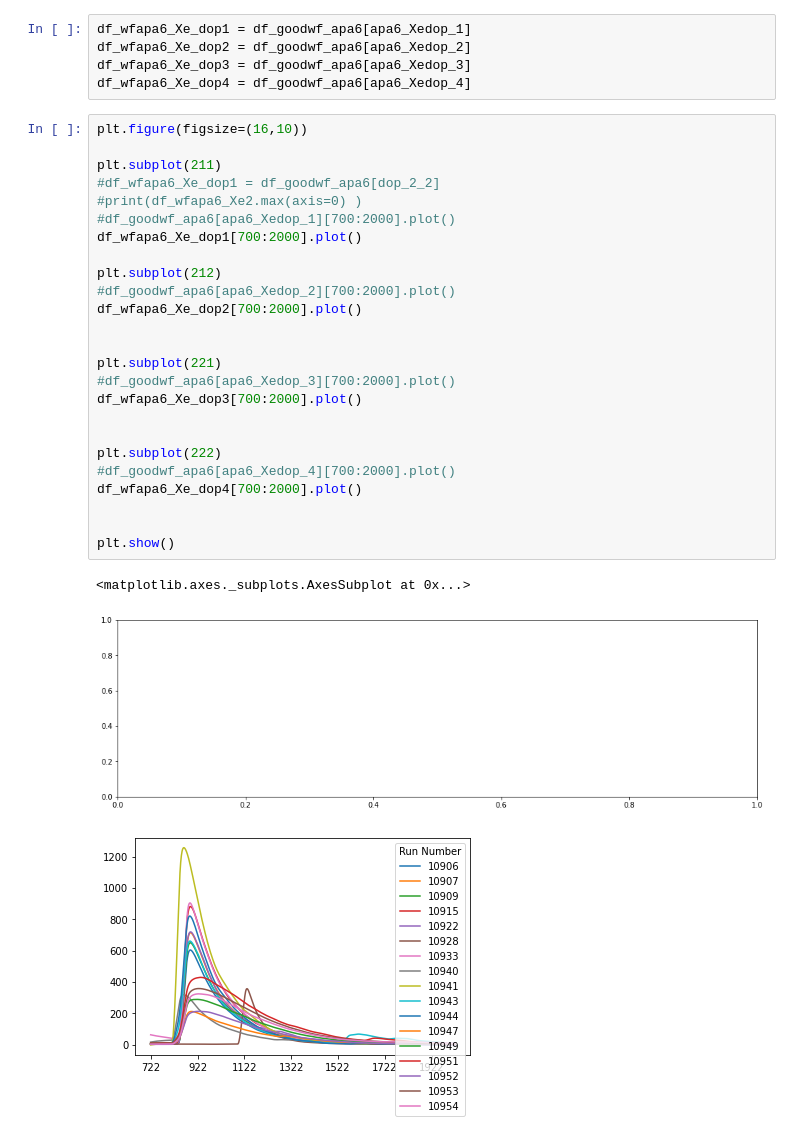
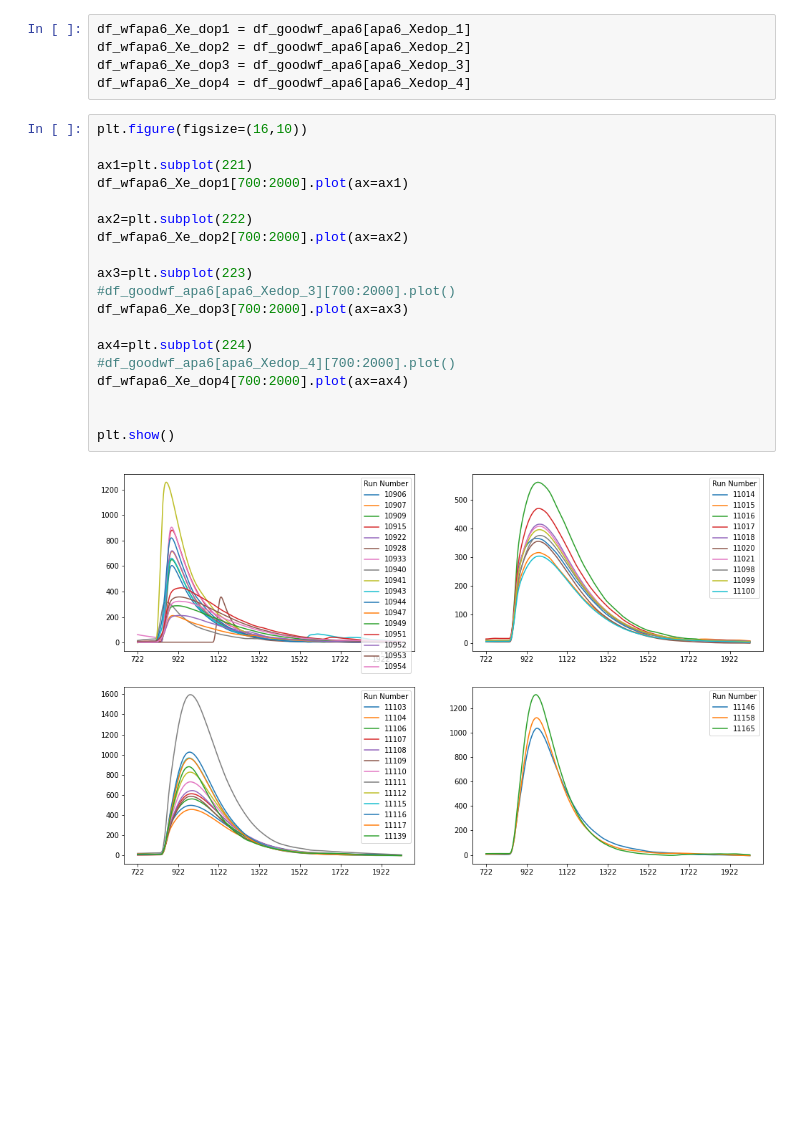
Before and after one commit to stbordoni/Arapuca, a Jupyter notebook: doIntegralPlots.ipynb, the cells around one changed output. Saved outputs shown, nothing was run; the diff lists cells and outputs as text; blank space fills up the shorter version.

Commit message:
update plot waveforms

```diff
--- a/doIntegralPlots.ipynb
+++ b/doIntegralPlots.ipynb
@@ -389,29 +358,21 @@ df_wfapa6_Xe_dop4 = df_goodwf_apa6[apa6_Xedop_4]
 # %%
 plt.figure(figsize=(16,10))
 
-plt.subplot(211)
-#df_wfapa6_Xe_dop1 = df_goodwf_apa6[dop_2_2]
-#print(df_wfapa6_Xe2.max(axis=0) )
-#df_goodwf_apa6[apa6_Xedop_1][700:2000].plot()
-df_wfapa6_Xe_dop1[700:2000].plot()
+ax1=plt.subplot(221)
+df_wfapa6_Xe_dop1[700:2000].plot(ax=ax1)
 
-plt.subplot(212)
-#df_goodwf_apa6[apa6_Xedop_2][700:2000].plot()
-df_wfapa6_Xe_dop2[700:2000].plot()
+ax2=plt.subplot(222)
+df_wfapa6_Xe_dop2[700:2000].plot(ax=ax2)
 
+ax3=plt.subplot(223)
+#df_goodwf_apa6[apa6_Xedop_3][700:2000].plot()
+df_wfapa6_Xe_dop3[700:2000].plot(ax=ax3)
 
-plt.subplot(221)
-#df_goodwf_apa6[apa6_Xedop_3][700:2000].plot()
-df_wfapa6_Xe_dop3[700:2000].plot()
-
-
-plt.subplot(222)
+ax4=plt.subplot(224)
 #df_goodwf_apa6[apa6_Xedop_4][700:2000].plot()
-df_wfapa6_Xe_dop4[700:2000].plot()
+df_wfapa6_Xe_dop4[700:2000].plot(ax=ax4)
 
 
 plt.show()
 # %% [output]
-<matplotlib.axes._subplots.AxesSubplot at 0x...>
-[figure, old version]
+[figure, new version]
-[figure, removed]
```
Also changed, not shown: parts of 4 cells of this notebook.
